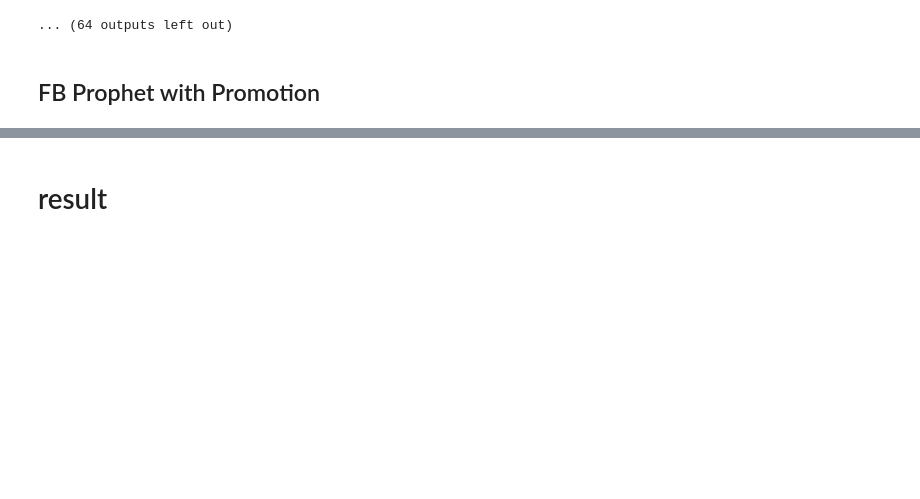
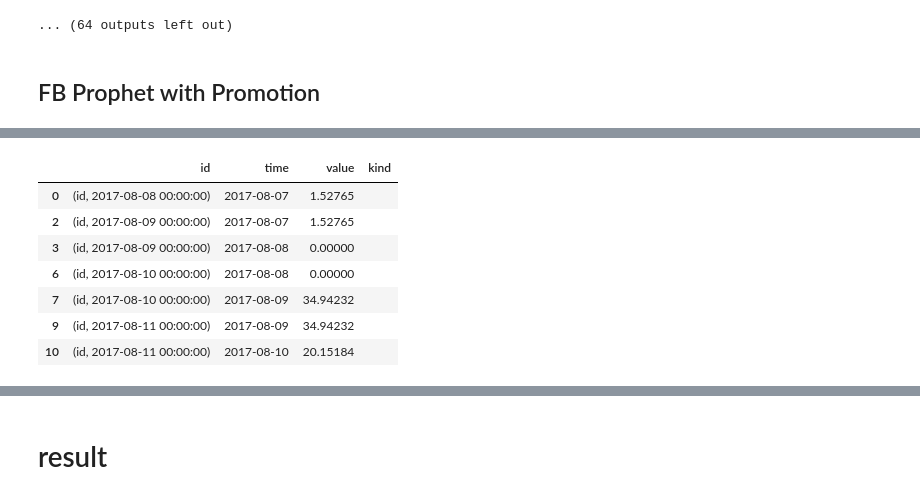
Before and after one commit to phucnh22/Sales_forecast, a Jupyter notebook: Forecast_6.ipynb, the cells around one changed output, grey strips where cells are left out. Drawn from its saved outputs; the diff is of its cells as text; code cells hidden in the pictures; blank space fills up the shorter version.

```diff
--- a/Forecast_6.ipynb
+++ b/Forecast_6.ipynb
@@ -866,0 +984,14 @@ res_fb.to_pickle('results/res_fb_withPromo.pkl')
+# %%
+from tsfresh.utilities.dataframe_functions import make_forecasting_frame
+y_rolled = make_forecasting_frame(y.head(5), kind='', max_timeshift=2, rolling_direction=1)
+# %%
+y_rolled[0]
+# %% [output]
+|  | id | time | value | kind |
+| 0 | (id, 2017-08-08 00:00:00) | 2017-08-07 | 1.52765 |  |
+| 2 | (id, 2017-08-09 00:00:00) | 2017-08-07 | 1.52765 |  |
+| 3 | (id, 2017-08-09 00:00:00) | 2017-08-08 | 0.00000 |  |
+| 6 | (id, 2017-08-10 00:00:00) | 2017-08-08 | 0.00000 |  |
+| 7 | (id, 2017-08-10 00:00:00) | 2017-08-09 | 34.94232 |  |
+| 9 | (id, 2017-08-11 00:00:00) | 2017-08-09 | 34.94232 |  |
+| 10 | (id, 2017-08-11 00:00:00) | 2017-08-10 | 20.15184 |  |
```
Also changed, not shown: parts of 38 cells of this notebook, 2 other files.
